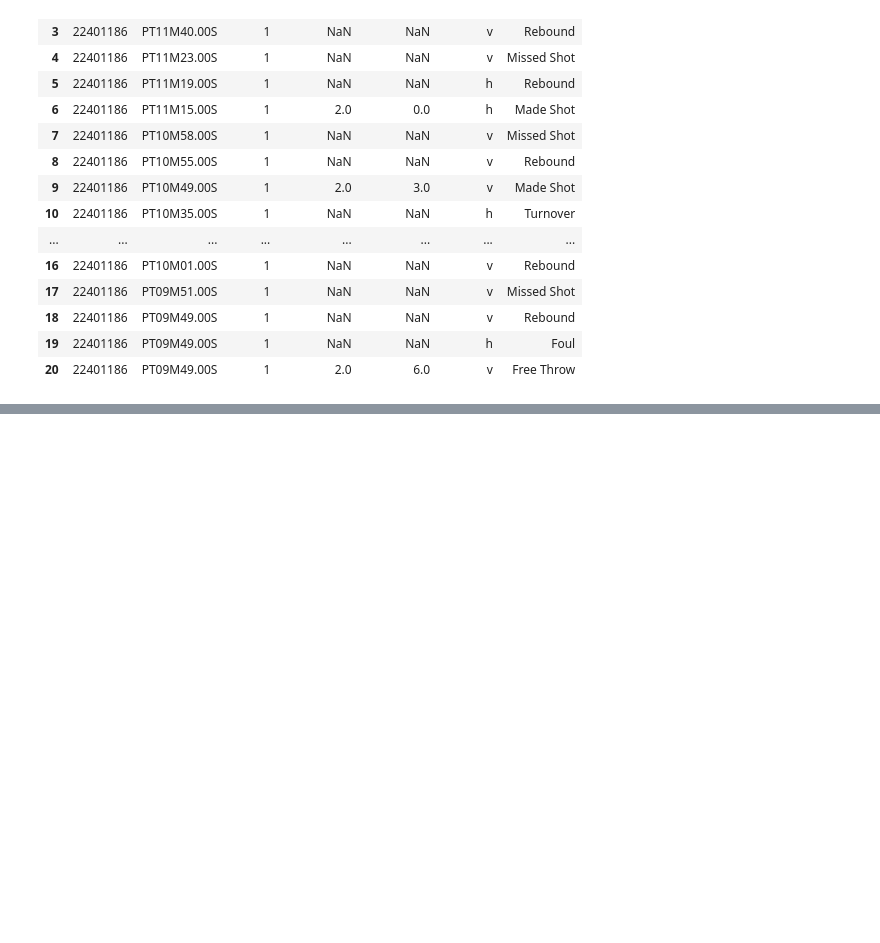
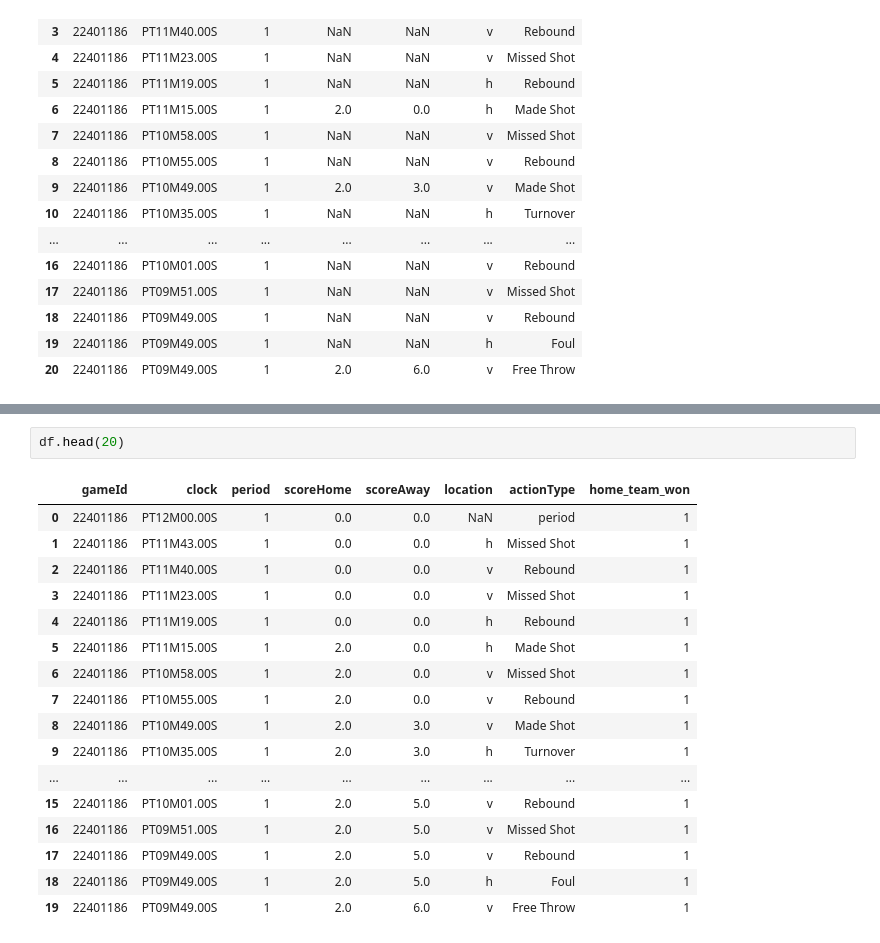
Before and after one commit to htaheri17/Real-Time-Win-Probability-Predictor, a Jupyter notebook: notebooks/win_probability_model.ipynb, the cells around one changed output, grey strips where cells are left out. Drawn from its saved outputs; the diff is of its cells as text; blank space fills up the shorter version.

```diff
--- a/notebooks/win_probability_model.ipynb
+++ b/notebooks/win_probability_model.ipynb
@@ -96,0 +104,20 @@ df.head(20)
+# %%
+df.head(20)
+# %% [output]
+|  | gameId | clock | period | scoreHome | scoreAway | location | actionType | home_team_won |
+| 0 | 22401186 | PT12M00.00S | 1 | 0.0 | 0.0 | NaN | period | 1 |
+| 1 | 22401186 | PT11M43.00S | 1 | 0.0 | 0.0 | h | Missed Shot | 1 |
+| 2 | 22401186 | PT11M40.00S | 1 | 0.0 | 0.0 | v | Rebound | 1 |
+| 3 | 22401186 | PT11M23.00S | 1 | 0.0 | 0.0 | v | Missed Shot | 1 |
+| 4 | 22401186 | PT11M19.00S | 1 | 0.0 | 0.0 | h | Rebound | 1 |
+| 5 | 22401186 | PT11M15.00S | 1 | 2.0 | 0.0 | h | Made Shot | 1 |
+| 6 | 22401186 | PT10M58.00S | 1 | 2.0 | 0.0 | v | Missed Shot | 1 |
+| 7 | 22401186 | PT10M55.00S | 1 | 2.0 | 0.0 | v | Rebound | 1 |
+| 8 | 22401186 | PT10M49.00S | 1 | 2.0 | 3.0 | v | Made Shot | 1 |
+| 9 | 22401186 | PT10M35.00S | 1 | 2.0 | 3.0 | h | Turnover | 1 |
+| ... | ... | ... | ... | ... | ... | ... | ... | ... |
+| 15 | 22401186 | PT10M01.00S | 1 | 2.0 | 5.0 | v | Rebound | 1 |
+| 16 | 22401186 | PT09M51.00S | 1 | 2.0 | 5.0 | v | Missed Shot | 1 |
+| 17 | 22401186 | PT09M49.00S | 1 | 2.0 | 5.0 | v | Rebound | 1 |
+| 18 | 22401186 | PT09M49.00S | 1 | 2.0 | 5.0 | h | Foul | 1 |
+| 19 | 22401186 | PT09M49.00S | 1 | 2.0 | 6.0 | v | Free Throw | 1 |
```
Also changed, not shown: parts of 5 cells of this notebook.
